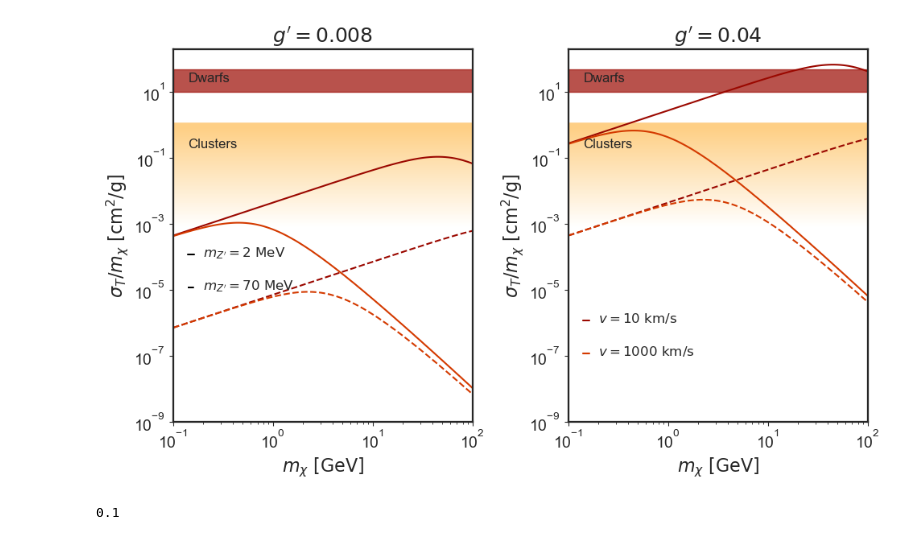
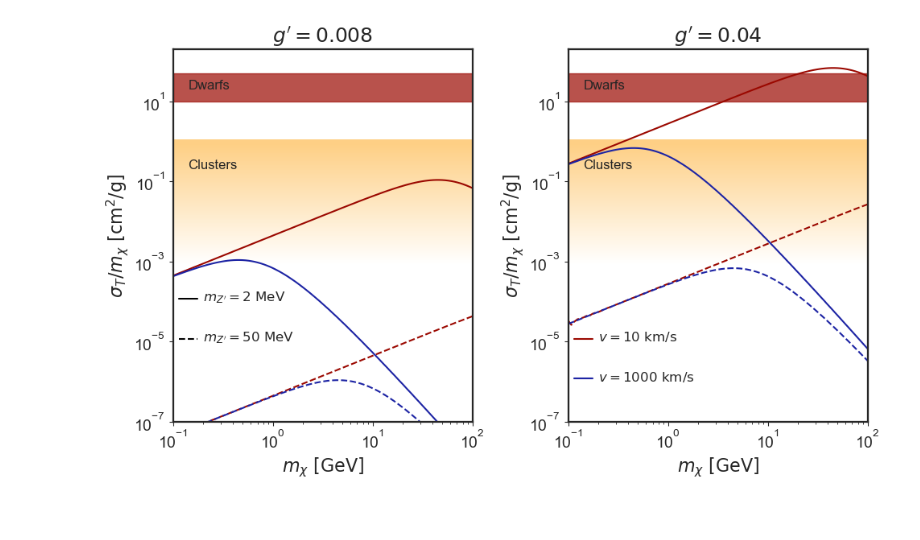
Before and after one commit to nigomezcr/Leptophilic-Atlas-Repo, a Jupyter notebook: TransferCrossSectionPlot.ipynb, the cells around one changed output. Drawn from its saved outputs; the diff is of its cells as text; code cells hidden in the pictures.

```diff
--- a/TransferCrossSectionPlot.ipynb
+++ b/TransferCrossSectionPlot.ipynb
@@ -8,10 +8,10 @@ from CrossSections import Transfer_sigma, Normalized_Transer, Transfer_SigmaV, N
 mDM_array = np.logspace(-1, 2, 100)
 
 v0 = (10, 1000)
-M = (2, 10)
+M = (2, 20)
 gp = ( 8e-3, 4e-2 )
 
-line_colors = (MainColor2, MainColor3)
+line_colors = (MainColor2, MainColor1)
 line_styles = ('-', 'dashed')
 
 def colorFader(c1,c2,mix=0): #fade (linear interpolate) from color c1 (at mix=0) to c2 (mix=1)
@@ -48,50 +48,48 @@ for i in range(2):
         sm_T1 = [Transfer_sigma(v0[j], gp[i], M[0], m) for m in mDM_array]
         sm_T2 = [Transfer_sigma(v0[j], gp[i], M[1], m) for m in mDM_array]
 
+
         ax[i].plot(mDM_array, sm_T1, linestyle=line_styles[0], color=line_colors[j], label=r'$m_{{Z\prime}}= {} \mathrm{{MeV}}$'.format(M[0]*1e3) )
         ax[i].plot(mDM_array, sm_T2, linestyle=line_styles[1], color=line_colors[j],  label=r'$m_{{Z\prime}}= {} \mathrm{{MeV}}$'.format(M[1]*1e3) )
+
 
 
 
 
     ax[i].set_ylabel(r'$\sigma_T /m_{\chi} ~[ \mathrm{cm^2/g}]$')
     ax[i].set_xlabel(r'$m_{{\chi}} ~[\mathrm{GeV} ] $')
     ax[i].set_xscale('log')
     ax[i].set_yscale('log')
     ax[i].set_xlim([mDM_array[0], mDM_array[-1]])
-    ax[i].set_ylim(1e-9, 200)
+    ax[i].set_ylim(1e-7, 200)
     #ax[i].legend()
 
 
 # Mass legends
 Leg_x = 0.2
-hline_x1 = 0.05
-hline_x2 = 0.07
+hline_x1 = 0.02
+hline_x2 = 0.08
 leg_m1 = 1e-4 #mass 1
 leg_m2 = 1e-5 #mass 2
-leg_v1 = 1e-6 #vel 1
-leg_v2 = 1e-7 #vel 2
+leg_v1 = 1e-5 #vel 1
+leg_v2 = 1e-6 #vel 2
 
 
 ax[0].axhline(1.2*leg_m1, hline_x1, hline_x2,  color='k')
 ax[0].axhline(1.2*leg_m2, hline_x1, hline_x2,  color='k', linestyle='dashed')
 ax[0].text(Leg_x, leg_m1, r'$m_{Z^{\prime}} = 2~\mathrm{MeV}$')
-ax[0].text(Leg_x, leg_m2, r'$m_{Z^{\prime}} = 70~\mathrm{MeV}$')
+ax[0].text(Leg_x, leg_m2, r'$m_{Z^{\prime}} = 50~\mathrm{MeV}$')
 
 # Velocity legends
 ax[1].axhline(1.2*leg_v1, hline_x1, hline_x2, color=MainColor2)
-ax[1].axhline(1.2*leg_v2, hline_x1, hline_x2, color=MainColor3)
+ax[1].axhline(1.2*leg_v2, hline_x1, hline_x2, color=MainColor1)
 ax[1].text(Leg_x, leg_v1, r'$v = 10~\mathrm{km/s}$')
 ax[1].text(Leg_x, leg_v2, r'$v =  1000~\mathrm{km/s}$')
 
 
 
 fig.tight_layout()
 fig.show()
-#fig.savefig('Plots/TransferCrossSections.pdf')
+fig.savefig('Plots/TransferCrossSections.pdf')
 # %% [output]
-[figure, old version]
+[figure, new version]
-# %%
-mDM_array[0]
-# %% [output]
-0.1
```
Also changed, not shown: parts of 1 cell of this notebook, 2 other files.
